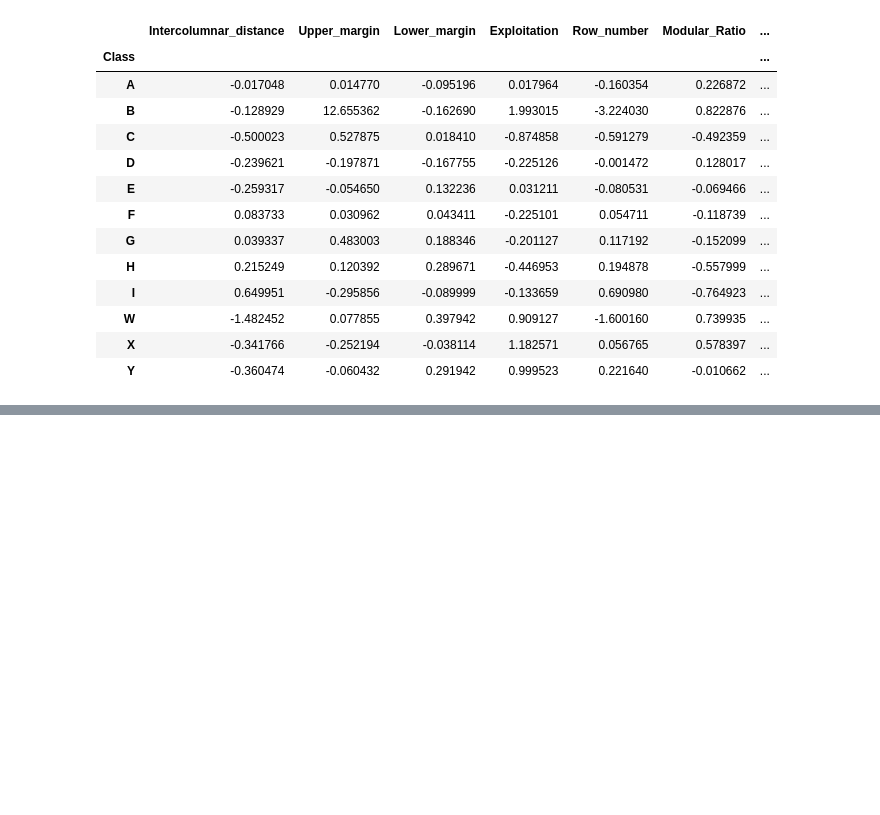
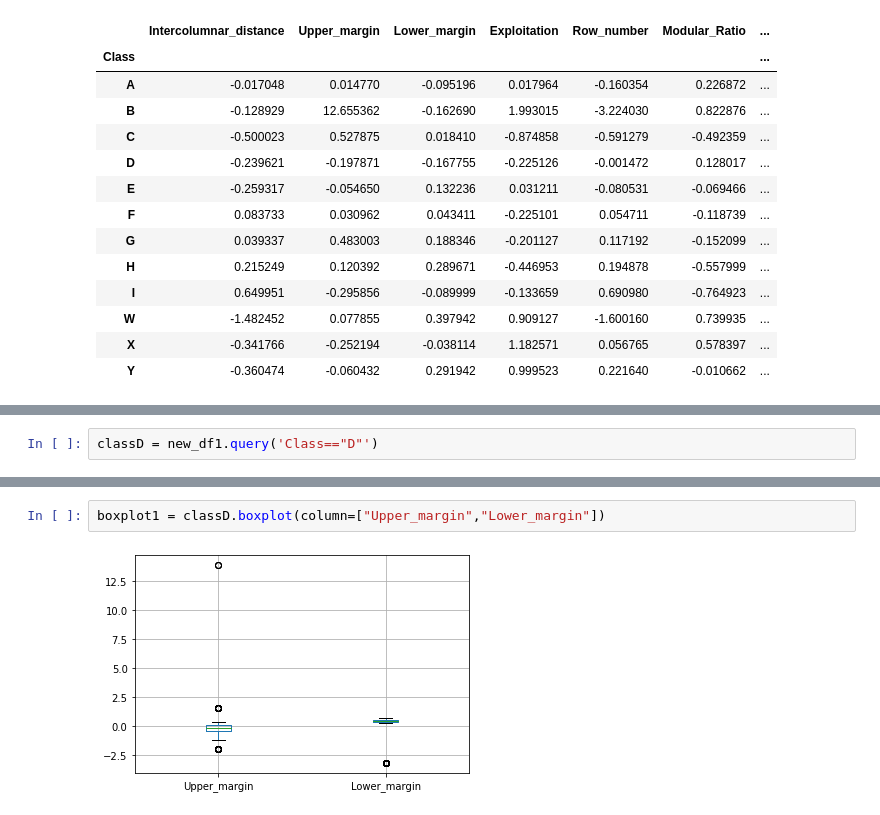
Before and after one commit to HunterWaldridge/DS160_Final_Project_JT_HW, a Jupyter notebook: DS160_Final_Project_JT_HW.ipynb, the cells around one changed output, grey strips where cells are left out. Drawn from its saved outputs; the diff is of its cells as text; blank space fills up the shorter version.

```diff
--- a/DS160_Final_Project_JT_HW.ipynb
+++ b/DS160_Final_Project_JT_HW.ipynb
@@ -281,0 +316,2 @@ class_avg
+# %%
+classD = new_df1.query('Class=="D"')
@@ -281,0 +334,4 @@ class_avg
+# %%
+boxplot1 = classD.boxplot(column=["Upper_margin","Lower_margin"])
+# %% [output]
+[figure, added]
```
Also changed, not shown: parts of 33 cells of this notebook, 1 other file.
